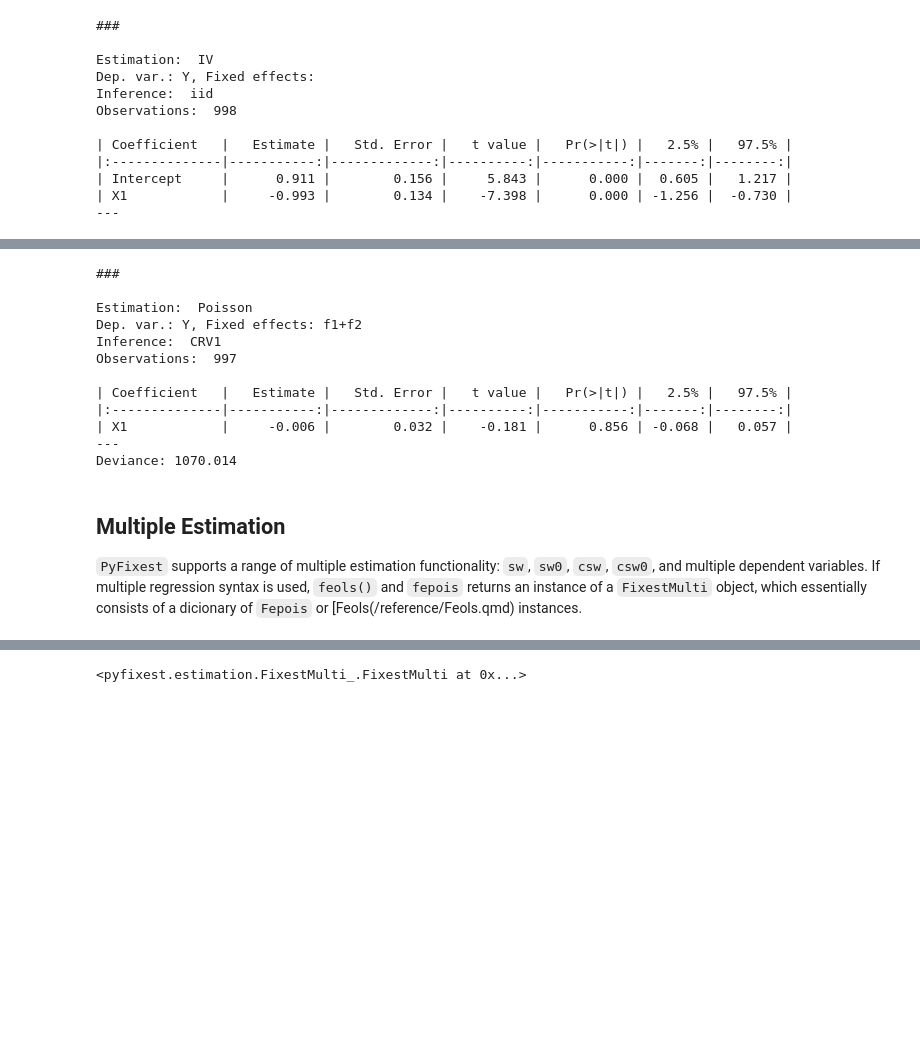
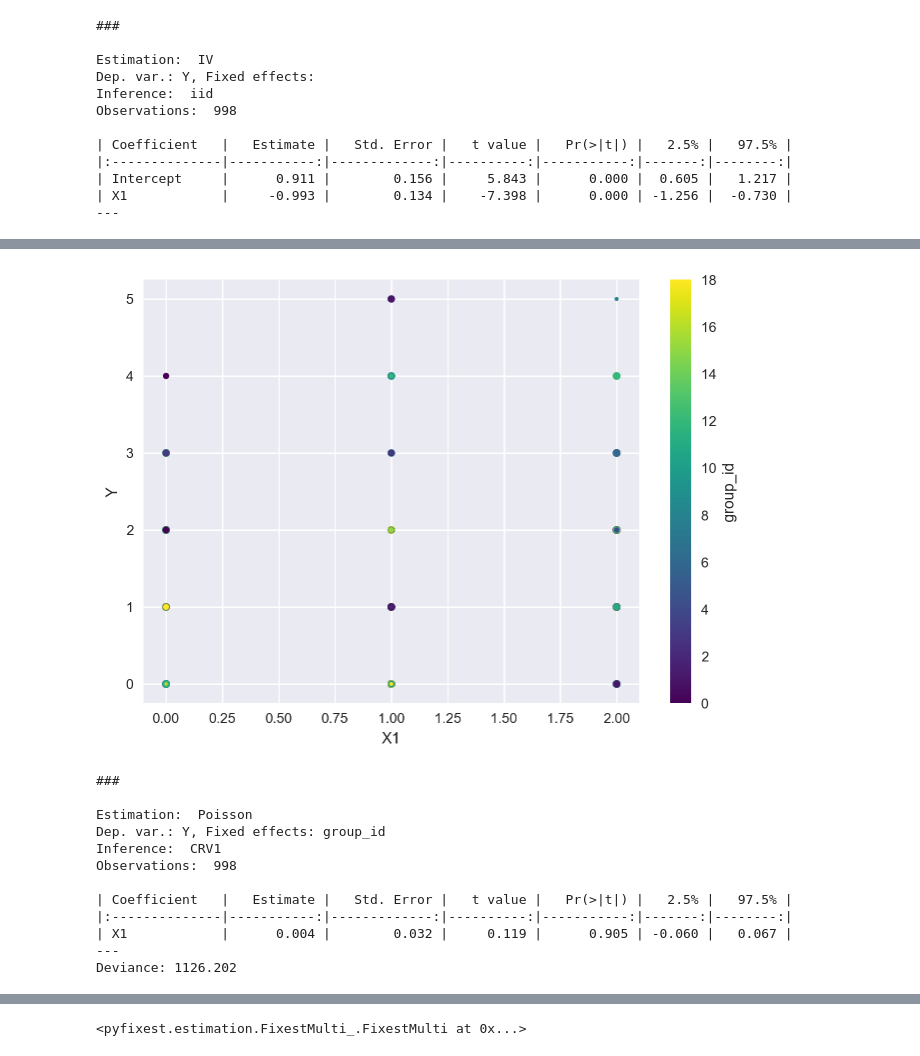
Before and after one commit to py-econometrics/pyfixest, a Jupyter notebook: docs/quickstart.ipynb, the cells around one changed output, grey strips where cells are left out. Cells and saved outputs as stored; diff of their text form; code cells hidden in the pictures; blank space fills up the shorter version.

```diff
--- a/docs/quickstart.ipynb
+++ b/docs/quickstart.ipynb
@@ -213,22 +421,29 @@ With version `0.8.4`, it is possible to estimate Poisson Regressions (not yet on
+# %%
+pois_data = pf.get_data(model="Fepois")
+
+ax = pois_data.plot(
+    kind="scatter",
+    x="X1",
+    y="Y",
+    c="group_id",
+    colormap="viridis",
+    s="f2",
+)
+# %% [output]
+[figure, added]
 # %%
-pois_data = pf.get_data(model="Fepois")
-pois_fit = pf.fepois(fml="Y~X1 | f1+f2", data=pois_data, vcov={"CRV1": "group_id"})
+pois_fit = pf.fepois(fml="Y ~ X1 | group_id", data=pois_data, vcov={"CRV1": "group_id"})
 pois_fit.summary()
 # %% [output]
 ###
 
 Estimation:  Poisson
-Dep. var.: Y, Fixed effects: f1+f2
+Dep. var.: Y, Fixed effects: group_id
 Inference:  CRV1
-Observations:  997
+Observations:  998
 
 | Coefficient   |   Estimate |   Std. Error |   t value |   Pr(>|t|) |   2.5% |   97.5% |
 |:--------------|-----------:|-------------:|----------:|-----------:|-------:|--------:|
-| X1            |     -0.006 |        0.032 |    -0.181 |      0.856 | -0.068 |   0.057 |
+| X1            |      0.004 |        0.032 |     0.119 |      0.905 | -0.060 |   0.067 |
 ---
-Deviance: 1070.014
+Deviance: 1126.202
-# %% [markdown]
-## Multiple Estimation
-
-`PyFixest` supports a range of multiple estimation functionality: `sw`, `sw0`, `csw`, `csw0`, and multiple dependent variables. If multiple regression syntax is used,
-`feols()` and `fepois` returns an instance of a `FixestMulti` object, which essentially consists of a dicionary of `Fepois` or [Feols(/reference/Feols.qmd) instances.
```
Also changed, not shown: parts of 55 cells of this notebook.
